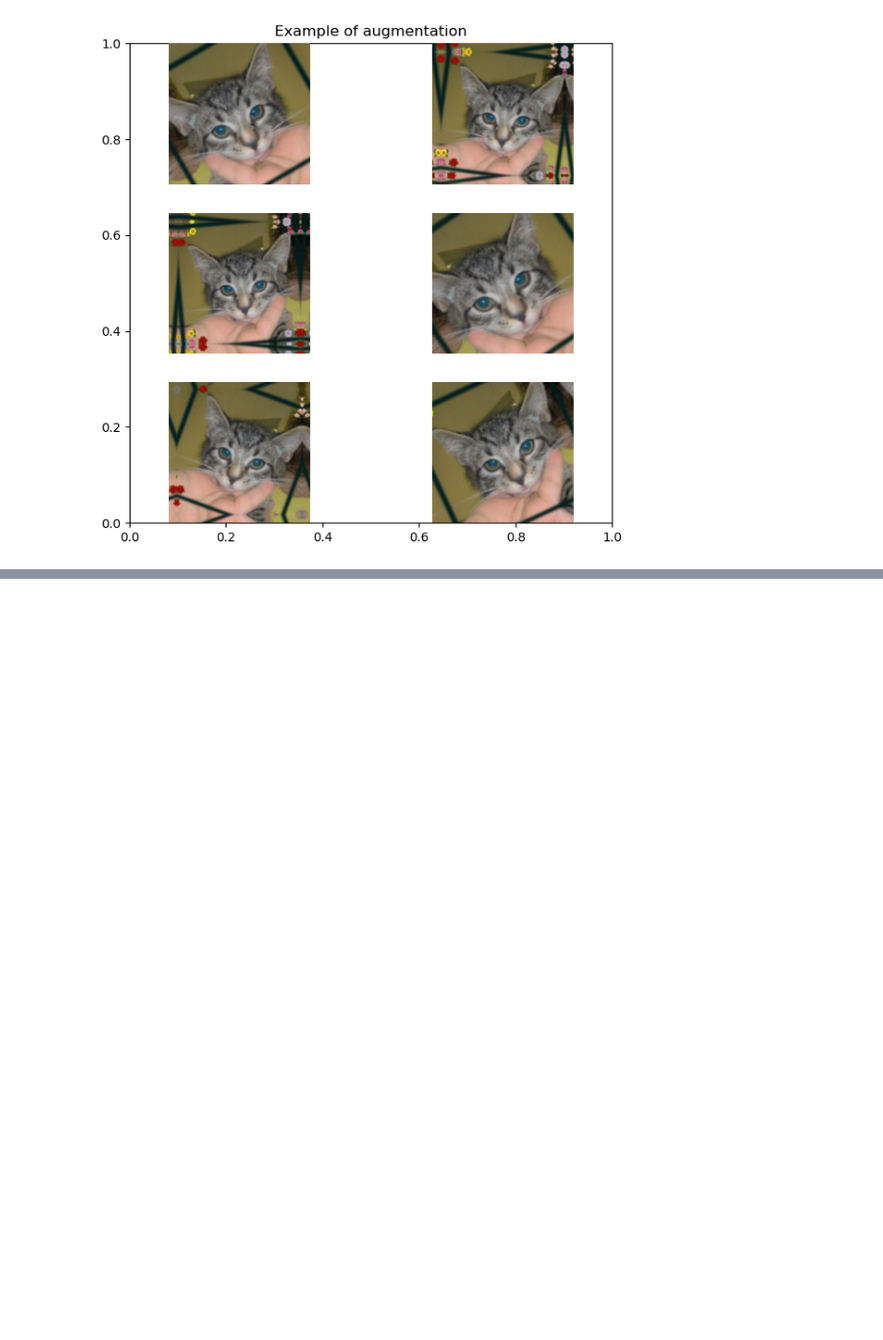
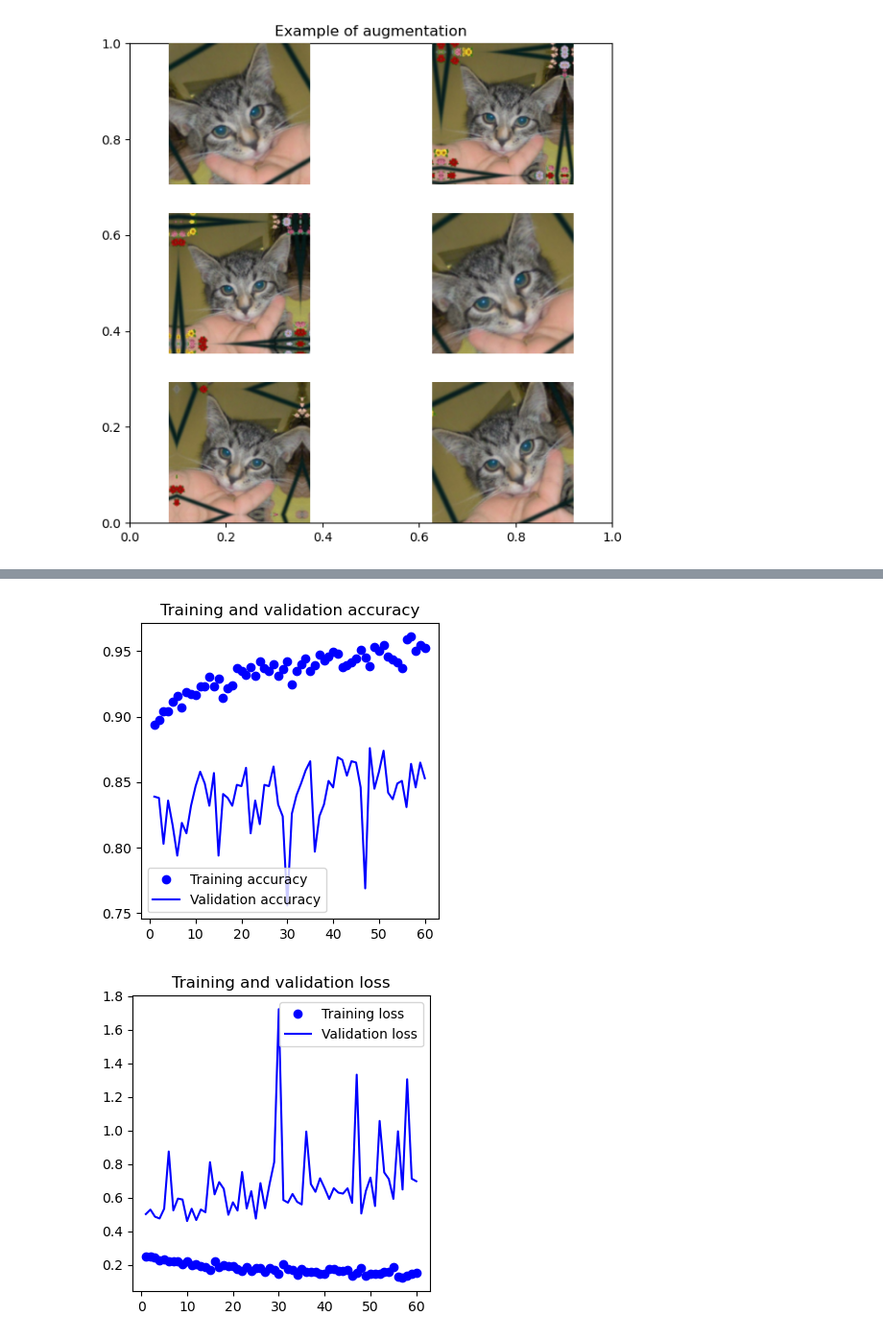
Before and after one commit to RanieryMendes/cnn-da, a Jupyter notebook: dogCatClassification.ipynb, the cells around one changed output, grey strips where cells are left out. Shown: that part at 96% size. Cells and saved outputs as stored; diff of their text form; code cells hidden in the pictures; blank space fills up the shorter version.

Commit message:
comparison of CNN model with and without data augmentation. Just need to add READE

```diff
--- a/dogCatClassification.ipynb
+++ b/dogCatClassification.ipynb
@@ -208,6 +208,6 @@ call_back_aug = [
         monitor="val_loss")
 ]
 # %%
-history_augmentation = model_w_augmentation.fit(train_dataset, epochs=60, callbacks=call_back_aug )
+history_augmentation = model_w_augmentation.fit(train_dataset, epochs=60,validation_data=validation_dataset, callbacks=call_back_aug )
 # %% [output]
 Epoch 1/60
@@ -215,0 +246,22 @@ KeyboardInterrupt:
+# %%
+#plot loss over epochs for new model
+
+accuracy = history_augmentation.history["accuracy"]
+val_accuracy = history_augmentation.history["val_accuracy"]
+loss = history_augmentation.history["loss"]
+val_loss = history_augmentation.history["val_loss"]
+epochs = range(1, len(accuracy) + 1)
+plt.figure(figsize=(4,4))
+plt.plot(epochs, accuracy, "bo", label="Training accuracy")
+plt.plot(epochs, val_accuracy, "b", label="Validation accuracy")
+plt.title("Training and validation accuracy")
+plt.legend()
+plt.figure(figsize=(4,4))
+plt.plot(epochs, loss, "bo", label="Training loss")
+plt.plot(epochs, val_loss, "b", label="Validation loss")
+plt.title("Training and validation loss")
+plt.legend()
+plt.show()
+# %% [output]
+[figure, added]
+[figure, added]
```
Also changed, not shown: parts of 2 cells of this notebook, 2 other files.
